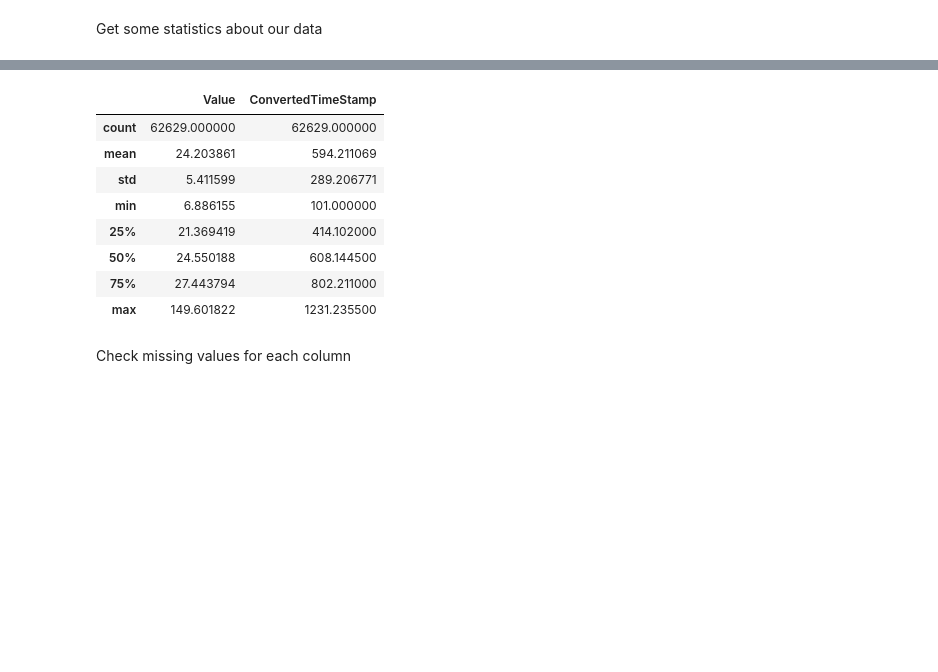
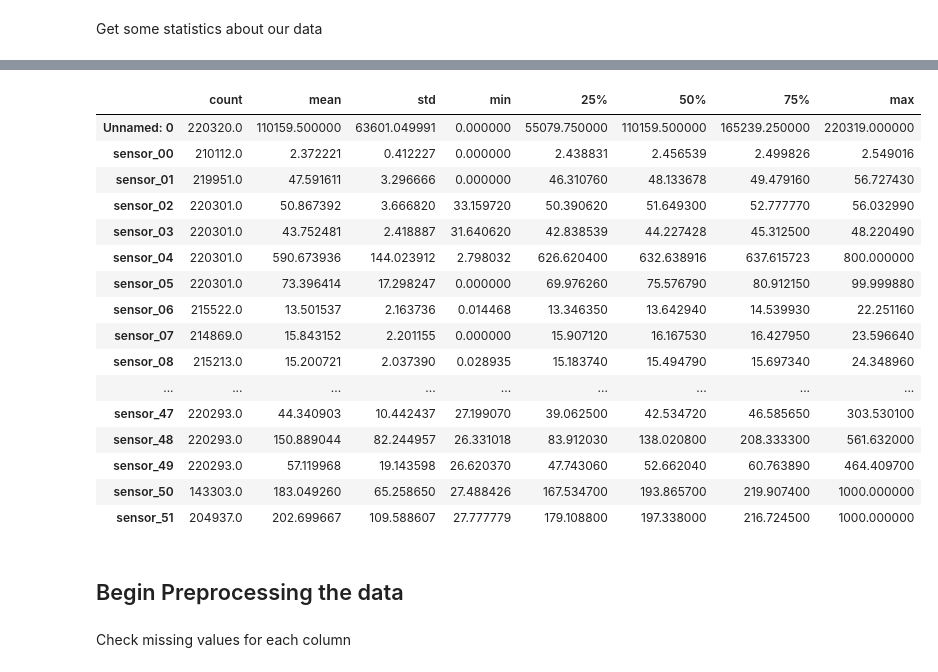
Before and after one commit to bigdog3626/SensorFailurePrediction, a Jupyter notebook: Pattern_Recognition_Project.ipynb, the cells around one changed output, grey strips where cells are left out. Cells and saved outputs as stored; diff of their text form; code cells hidden in the pictures; blank space fills up the shorter version.

```diff
--- a/Pattern_Recognition_Project.ipynb
+++ b/Pattern_Recognition_Project.ipynb
@@ -136,15 +107,25 @@ df.head()
-# %%
-df.describe()
-# %% [output]
-|  | Value | ConvertedTimeStamp |
-| count | 62629.000000 | 62629.000000 |
-| mean | 24.203861 | 594.211069 |
-| std | 5.411599 | 289.206771 |
-| min | 6.886155 | 101.000000 |
-| 25% | 21.369419 | 414.102000 |
-| 50% | 24.550188 | 608.144500 |
-| 75% | 27.443794 | 802.211000 |
-| max | 149.601822 | 1231.235500 |
+# %%
+df.describe().transpose()
+# %% [output]
+|  | count | mean | std | min | 25% | 50% | 75% | max |
+| Unnamed: 0 | 220320.0 | 110159.500000 | 63601.049991 | 0.000000 | 55079.750000 | 110159.500000 | 165239.250000 | 220319.000000 |
+| sensor_00 | 210112.0 | 2.372221 | 0.412227 | 0.000000 | 2.438831 | 2.456539 | 2.499826 | 2.549016 |
+| sensor_01 | 219951.0 | 47.591611 | 3.296666 | 0.000000 | 46.310760 | 48.133678 | 49.479160 | 56.727430 |
+| sensor_02 | 220301.0 | 50.867392 | 3.666820 | 33.159720 | 50.390620 | 51.649300 | 52.777770 | 56.032990 |
+| sensor_03 | 220301.0 | 43.752481 | 2.418887 | 31.640620 | 42.838539 | 44.227428 | 45.312500 | 48.220490 |
+| sensor_04 | 220301.0 | 590.673936 | 144.023912 | 2.798032 | 626.620400 | 632.638916 | 637.615723 | 800.000000 |
+| sensor_05 | 220301.0 | 73.396414 | 17.298247 | 0.000000 | 69.976260 | 75.576790 | 80.912150 | 99.999880 |
+| sensor_06 | 215522.0 | 13.501537 | 2.163736 | 0.014468 | 13.346350 | 13.642940 | 14.539930 | 22.251160 |
+| sensor_07 | 214869.0 | 15.843152 | 2.201155 | 0.000000 | 15.907120 | 16.167530 | 16.427950 | 23.596640 |
+| sensor_08 | 215213.0 | 15.200721 | 2.037390 | 0.028935 | 15.183740 | 15.494790 | 15.697340 | 24.348960 |
+| ... | ... | ... | ... | ... | ... | ... | ... | ... |
+| sensor_47 | 220293.0 | 44.340903 | 10.442437 | 27.199070 | 39.062500 | 42.534720 | 46.585650 | 303.530100 |
+| sensor_48 | 220293.0 | 150.889044 | 82.244957 | 26.331018 | 83.912030 | 138.020800 | 208.333300 | 561.632000 |
+| sensor_49 | 220293.0 | 57.119968 | 19.143598 | 26.620370 | 47.743060 | 52.662040 | 60.763890 | 464.409700 |
+| sensor_50 | 143303.0 | 183.049260 | 65.258650 | 27.488426 | 167.534700 | 193.865700 | 219.907400 | 1000.000000 |
+| sensor_51 | 204937.0 | 202.699667 | 109.588607 | 27.777779 | 179.108800 | 197.338000 | 216.724500 | 1000.000000 |
+# %% [markdown]
+## Begin Preprocessing the data
 # %% [markdown]
 Check missing values for each column
 # %%
```
Also changed, not shown: parts of 25 cells of this notebook.
